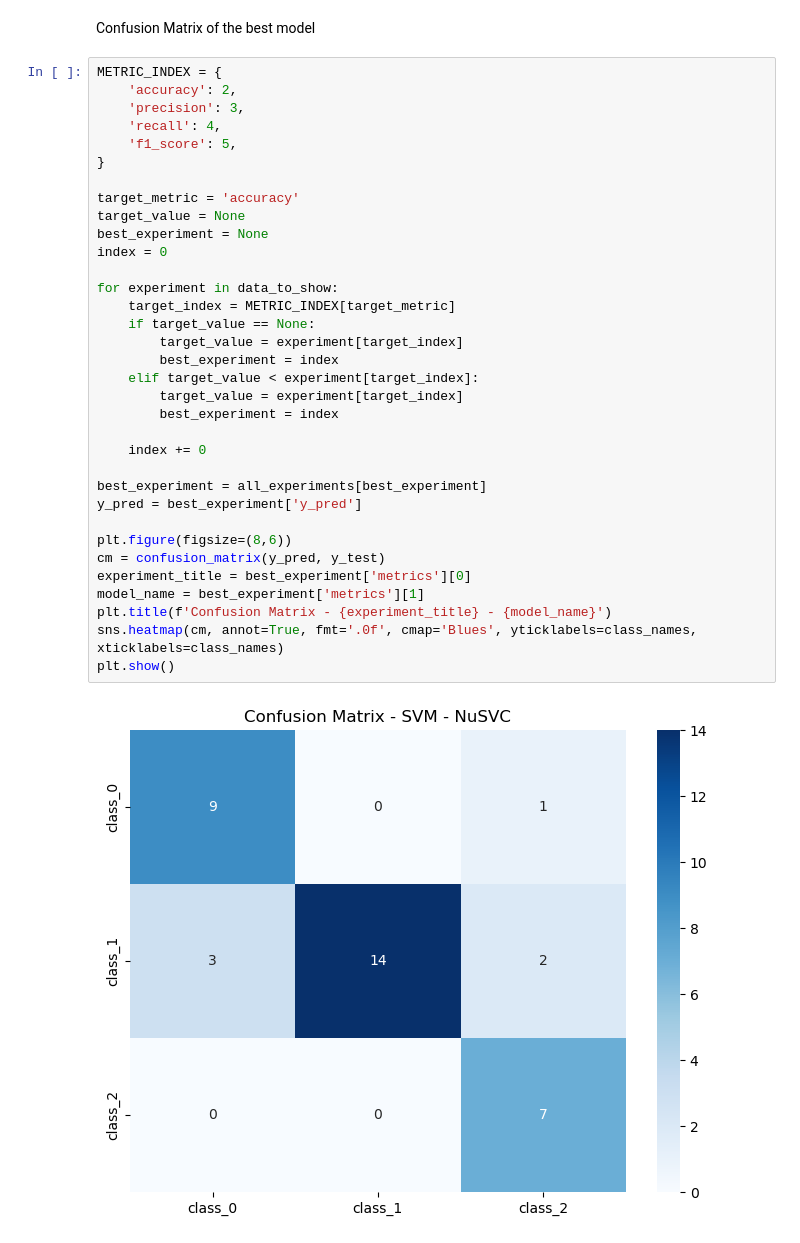
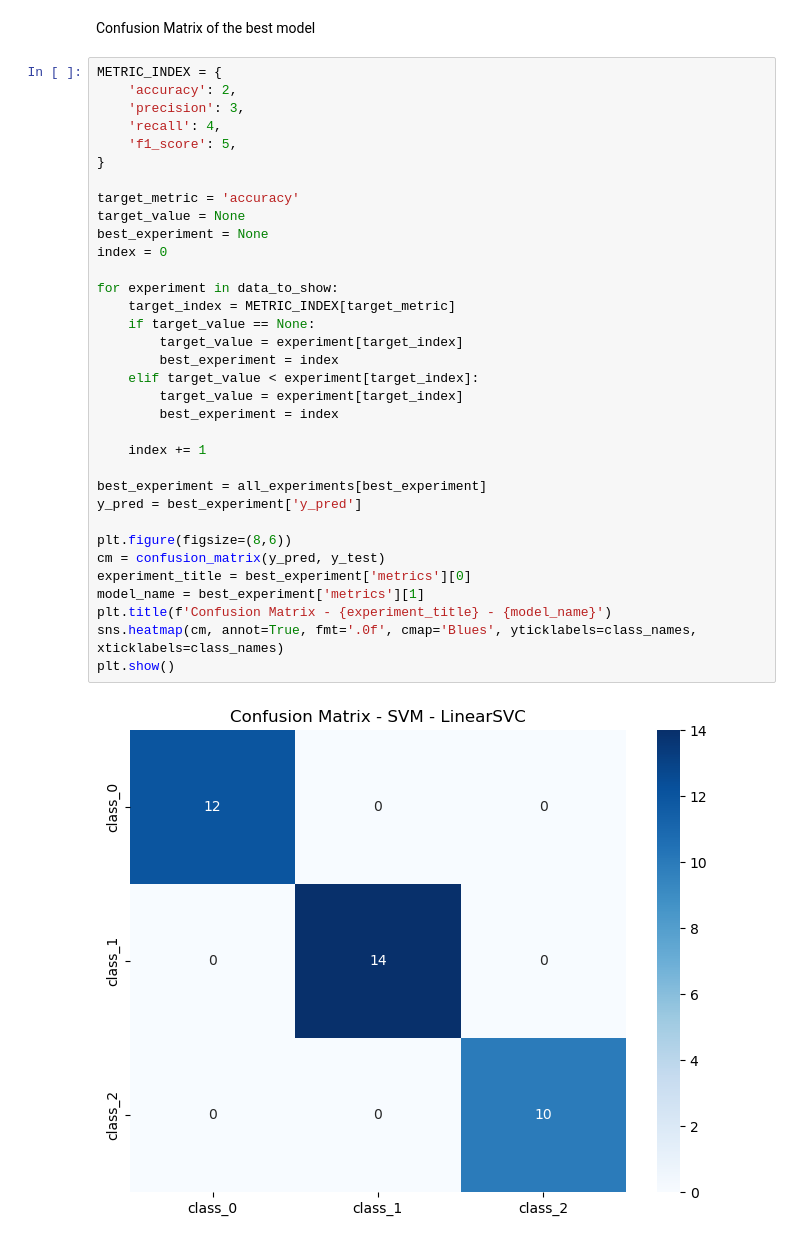
Before and after one commit to uea-geral/wine-classification-exercise, a Jupyter notebook: Wine_Classification.ipynb, the cells around one changed output. Saved outputs shown, nothing was run; the diff lists cells and outputs as text.

Commit message:
fix: fix confusion matrix plotting

```diff
--- a/Wine_Classification.ipynb
+++ b/Wine_Classification.ipynb
@@ -230,32 +230,32 @@ METRIC_INDEX = {
     'recall': 4,
     'f1_score': 5,
 }
 
 target_metric = 'accuracy'
 target_value = None
 best_experiment = None
 index = 0
 
 for experiment in data_to_show:
     target_index = METRIC_INDEX[target_metric]
     if target_value == None:
         target_value = experiment[target_index]
         best_experiment = index
     elif target_value < experiment[target_index]:
         target_value = experiment[target_index]
         best_experiment = index
 
-    index += 0
+    index += 1
 
 best_experiment = all_experiments[best_experiment]
 y_pred = best_experiment['y_pred']
 
 plt.figure(figsize=(8,6))
 cm = confusion_matrix(y_pred, y_test)
 experiment_title = best_experiment['metrics'][0]
 model_name = best_experiment['metrics'][1]
 plt.title(f'Confusion Matrix - {experiment_title} - {model_name}')
 sns.heatmap(cm, annot=True, fmt='.0f', cmap='Blues', yticklabels=class_names, xticklabels=class_names)
 plt.show()
 # %% [output]
-[figure, old version]
+[figure, new version]
```
Also changed, not shown: parts of 1 cell of this notebook.
